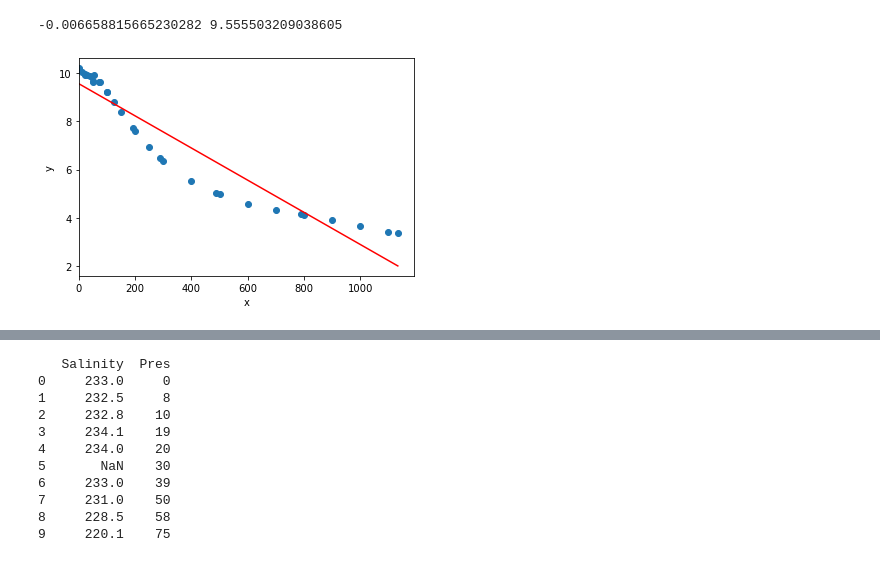
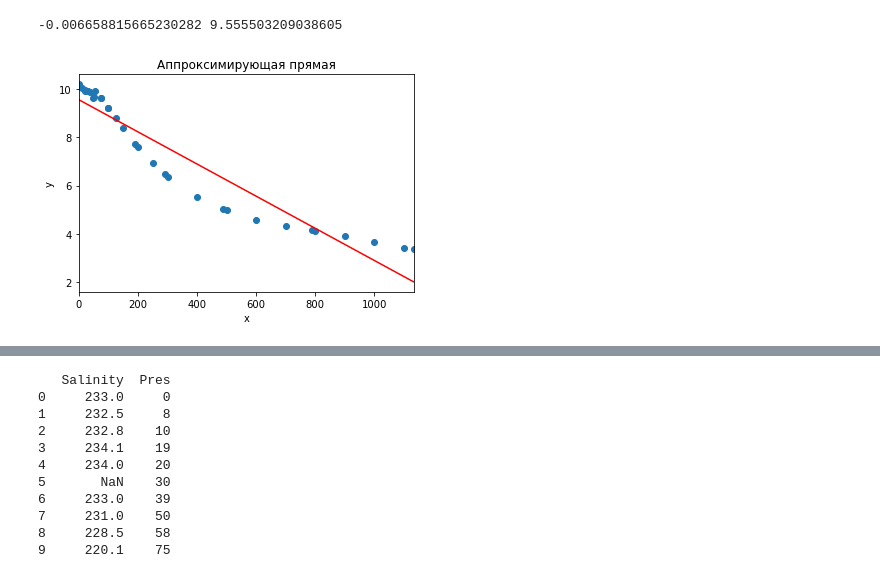
Before and after one commit to jennievieva/msu2023, a Jupyter notebook: jane1.ipynb, the cells around one changed output, grey strips where cells are left out. Saved outputs shown, nothing was run; the diff lists cells and outputs as text; code cells hidden in the pictures.

```diff
--- a/jane1.ipynb
+++ b/jane1.ipynb
@@ -32,12 +65,13 @@ print(k, b)
 -0.006658815665230282 9.555503209038605
 # %%
 # Построим график
+f = k*x + b
 plt.scatter(x, y)
-z = k*x + b
-plt.plot(x, z, color = 'red')
+plt.plot(x, f, color = 'red')
+plt.title("Аппроксимирующая прямая")
 plt.xlabel('x')
 plt.ylabel('y')
-plt.xlim(0)
+plt.xlim(0, x.max())
 plt.show()
 # %% [output]
-[figure, old version]
+[figure, new version]
```
Also changed, not shown: parts of 12 cells of this notebook.
